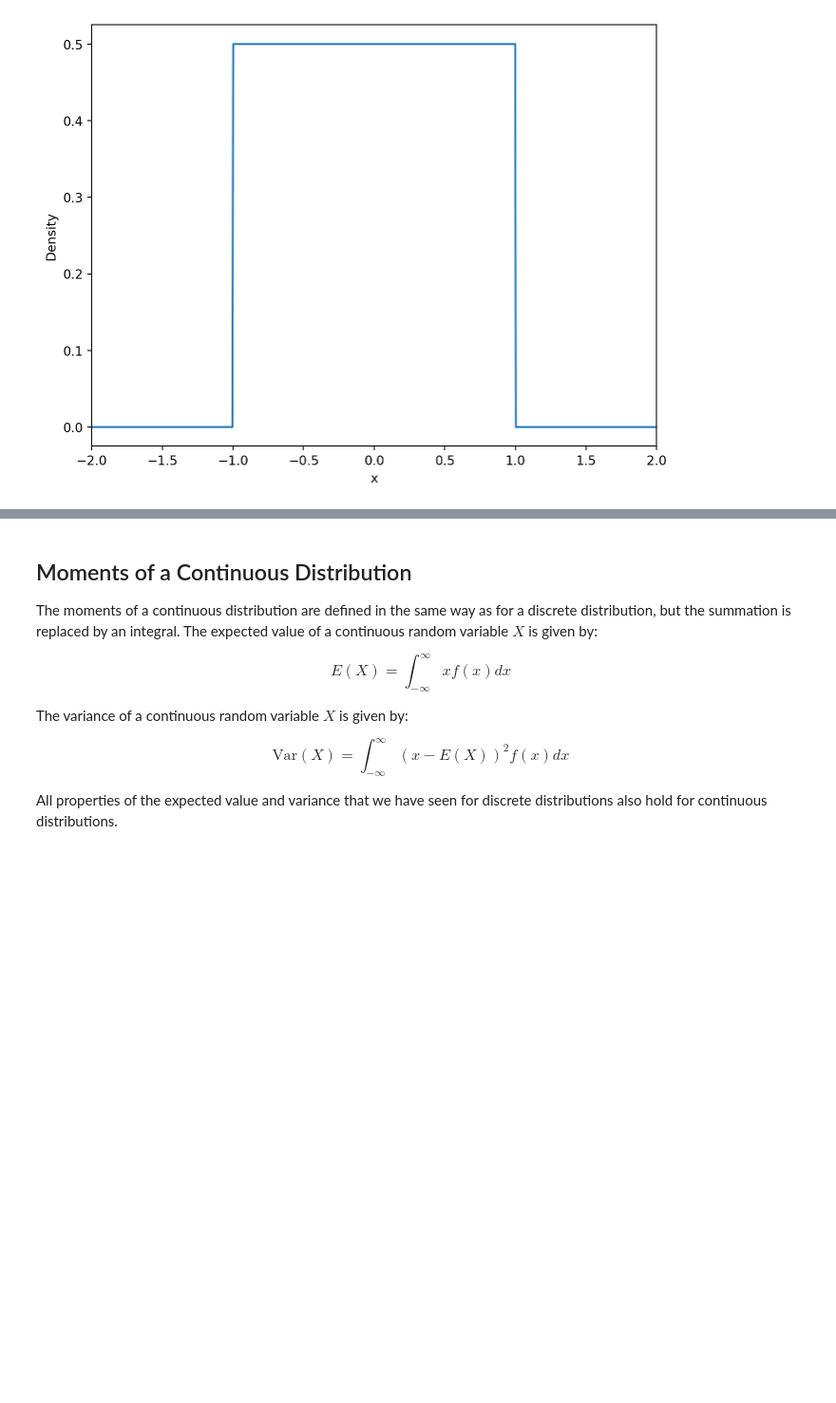
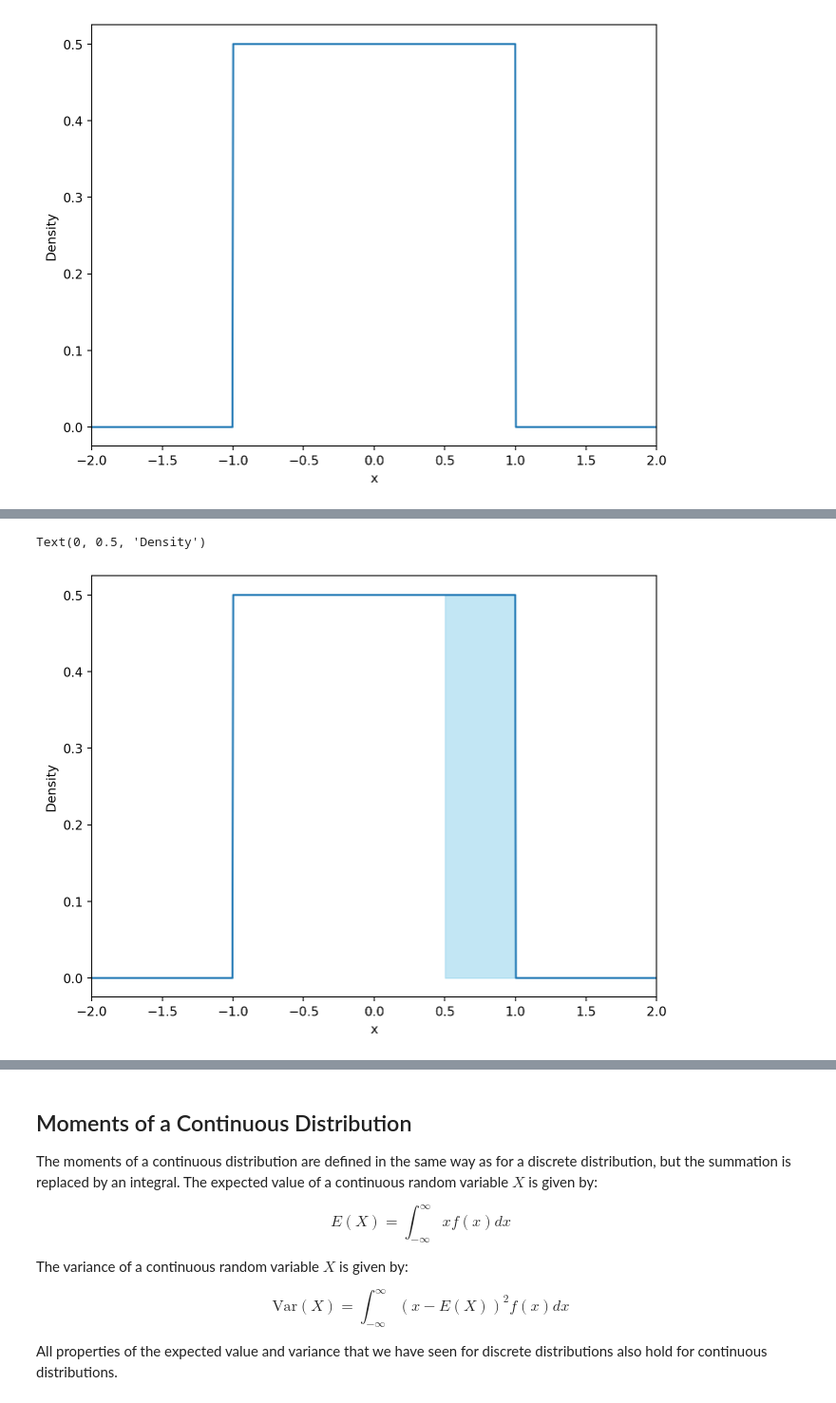
Before and after one commit to febse/stat2024, a Jupyter notebook: 11-Continuous-Distributions.ipynb, the cells around one changed output, grey strips where cells are left out. Shown at 95% size. Cells and saved outputs as stored; diff of their text form; code cells hidden in the pictures; blank space fills up the shorter version.

```diff
--- a/11-Continuous-Distributions.ipynb
+++ b/11-Continuous-Distributions.ipynb
@@ -97,0 +113,12 @@ np.sum((x_unif > 0) & (x_unif < 0.5))
+# %%
+# Visualize the probability of X being greater than 0.5 as the area under the curve.
+
+plt.figure(figsize=(8, 6))
+plt.plot(x, y)
+plt.fill_between(x, y, where=(x > 0.5), color='skyblue', alpha=0.5)
+plt.xlim([-2, 2])
+plt.xlabel('x')
+plt.ylabel('Density')
+# %% [output]
+Text(0, 0.5, 'Density')
+[figure, added]
```
Also changed, not shown: parts of 20 cells of this notebook, 2 other files.
